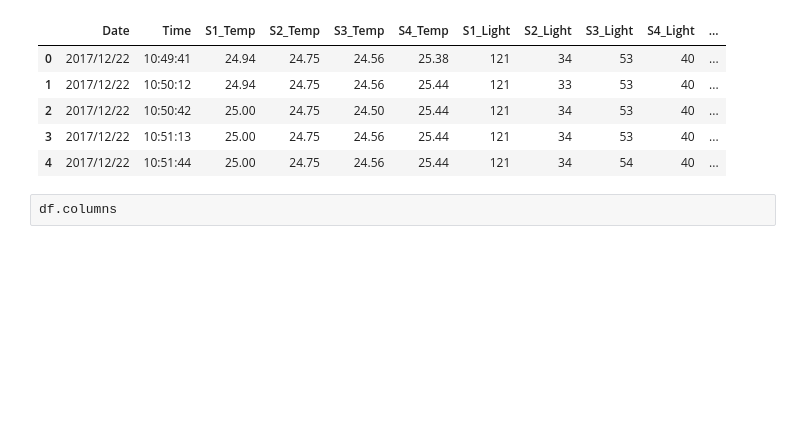
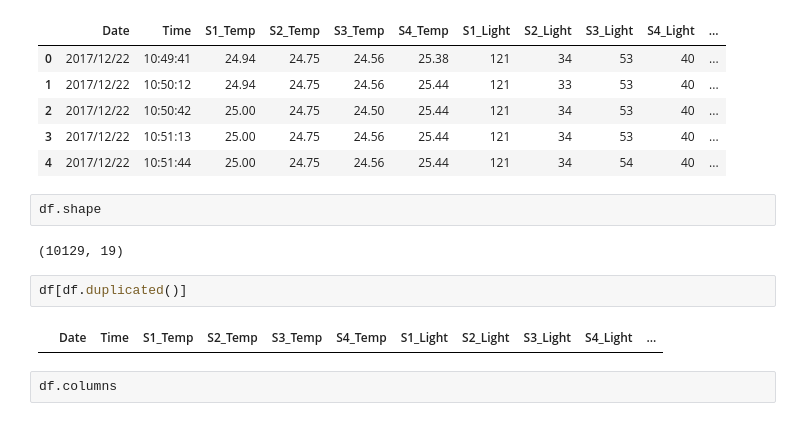
Before and after one commit to AzzamAlfurhud/BC-ML-Project, a Jupyter notebook: Room Occupancy Estimation.ipynb, the cells around one changed output. Saved outputs shown, nothing was run; the diff lists cells and outputs as text; blank space fills up the shorter version.

Commit message:
Check for duplication and print shape

```diff
--- a/Room Occupancy Estimation.ipynb
+++ b/Room Occupancy Estimation.ipynb
@@ -13,6 +13,14 @@ df.head()
 | 2 | 2017/12/22 | 10:50:42 | 25.00 | 24.75 | 24.50 | 25.44 | 121 | 34 | 53 | 40 | ... |
 | 3 | 2017/12/22 | 10:51:13 | 25.00 | 24.75 | 24.56 | 25.44 | 121 | 34 | 53 | 40 | ... |
 | 4 | 2017/12/22 | 10:51:44 | 25.00 | 24.75 | 24.56 | 25.44 | 121 | 34 | 54 | 40 | ... |
+# %%
+df.shape
+# %% [output]
+(10129, 19)
+# %%
+df[df.duplicated()]
+# %% [output]
+|  | Date | Time | S1_Temp | S2_Temp | S3_Temp | S4_Temp | S1_Light | S2_Light | S3_Light | S4_Light | ... |
 # %%
 df.columns
 # %% [output]
```
